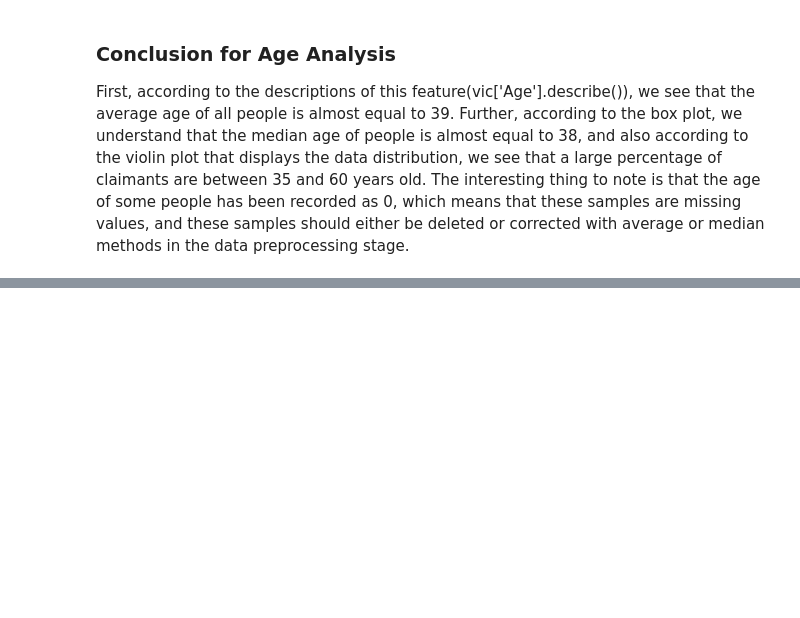
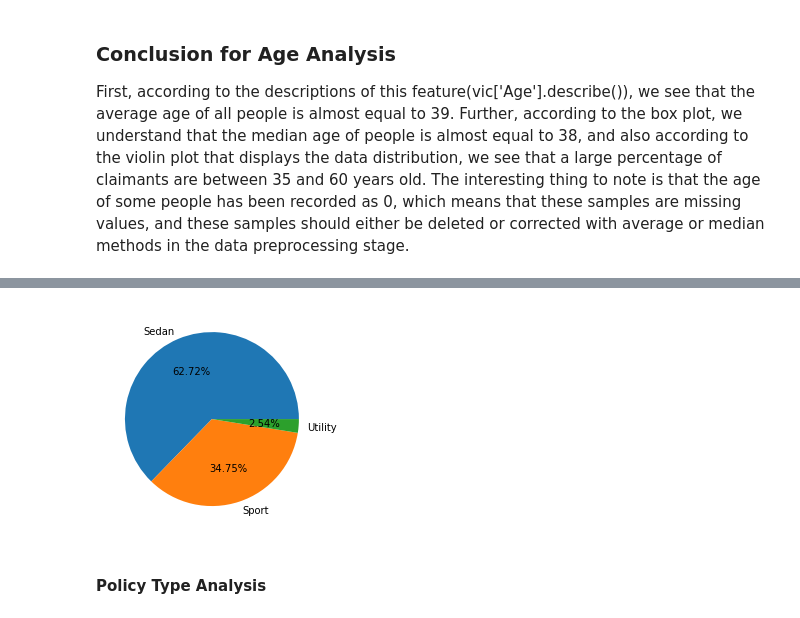
Before and after one commit to MohammadRouintan/Vehicle-Insurance-Claim-Fraud-Detection-Classification, a Jupyter notebook: Vehicle Insurance.ipynb, the cells around one changed output, grey strips where cells are left out. Saved outputs shown, nothing was run; the diff lists cells and outputs as text; code cells hidden in the pictures; blank space fills up the shorter version.

```diff
--- a/Vehicle Insurance.ipynb
+++ b/Vehicle Insurance.ipynb
@@ -814,0 +911,8 @@ First, according to the descriptions of this feature(vic['Age'].describe()), we
+# %%
+labels = ['Sedan', 'Sport', 'Utility']
+plt.pie(vic['VehicleCategory'].value_counts().values, labels=labels, autopct='%.2f%%')
+plt.show()
+# %% [output]
+[figure, added]
+# %% [markdown]
+#### Policy Type Analysis
```
Also changed, not shown: parts of 22 cells of this notebook.
